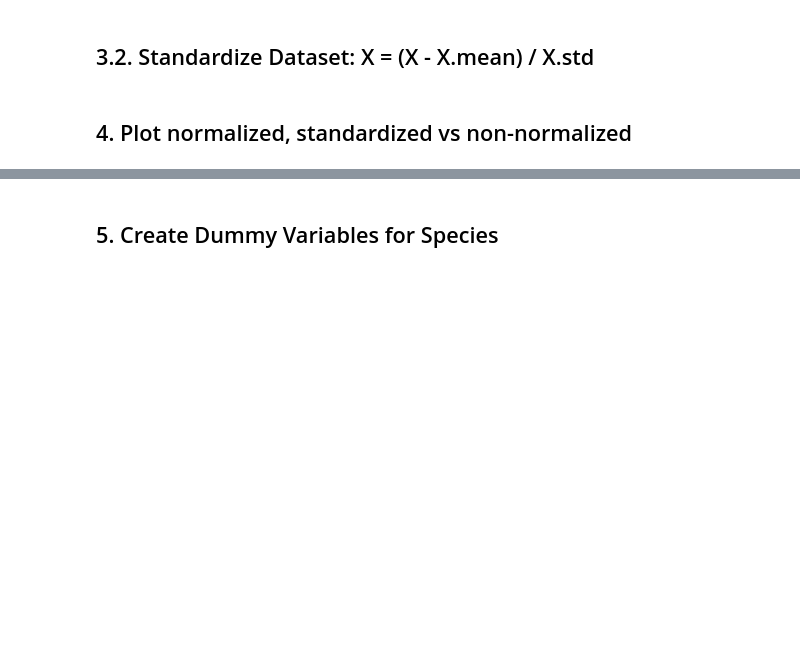
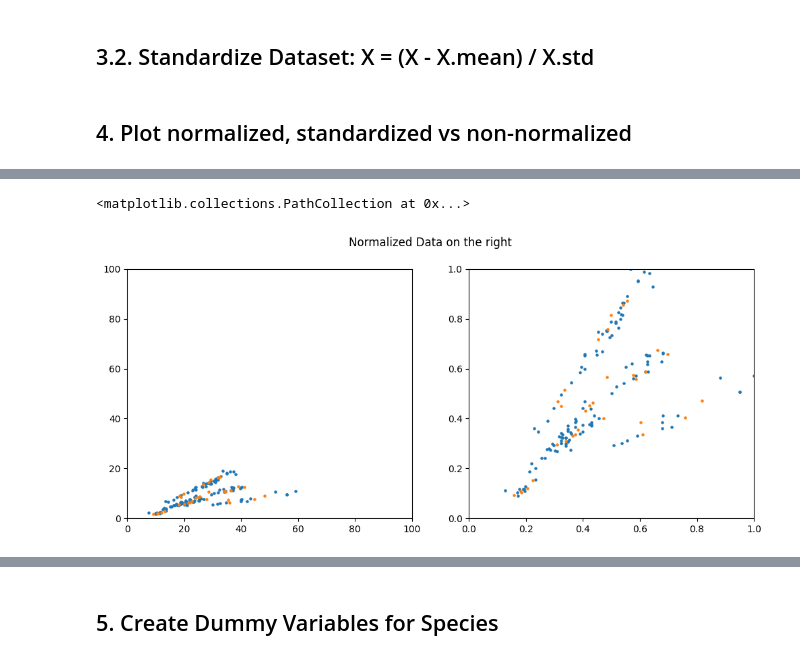
Before and after one commit to czwiessler/deeplearningvm, a Jupyter notebook: Tutorien Lösungen/Tut1/tutorial_01.ipynb, the cells around one changed output, grey strips where cells are left out. Saved outputs shown, nothing was run; the diff lists cells and outputs as text; code cells hidden in the pictures; blank space fills up the shorter version.

```diff
--- a/Tutorien Lösungen/Tut1/tutorial_01.ipynb
+++ b/Tutorien Lösungen/Tut1/tutorial_01.ipynb
@@ -176,6 +188,6 @@ tensor([[1, 4],
 ## 1. Load fish.csv and convert it to a tensor but ignore first column (Species). Split column "Width" as target variable and all other as input variables
 # %%
 import pandas as pd
-fish_data = ...
+fish_data = pd.read_csv('fish.csv')
 fish_data
 # %% [output]
@@ -183,5 +207,7 @@ Ellipsis
 # %%
-X = fish_data[...].to_numpy() # Input variables (Numpy)
-y = ... # Target Variable (Numpy)
+X = fish_data[["Length1", "Length2", "Length3", "Height"]].to_numpy() # Input variables (Numpy)
+print(X.shape)
+y = fish_data["Width"].to_numpy() # Target Variable (Numpy)
+print(y.shape)
 X,y = torch.tensor(X), torch.tensor(y)
 # %% [output]
@@ -196,2 +218,8 @@ y_train, y_test = ...
+# %%
+from sklearn.model_selection import train_test_split
+generator = torch.Generator().manual_seed(42)
+idx = torch.randperm(X.shape[0], generator=generator)
+X_train, X_test = X[idx[:127],:], X[idx[127:],:]
+y_train, y_test = train_test_split(y, test_size= 127, random_state=42)
 # %% [markdown]
 ## 3.1. Normalize Dataset: X = (X - X.min) / (X.max - X.min)
@@ -207,2 +226,12 @@ X_train_n, X_test_n = ...
+# %%
+# Lambda Function
+normalize = lambda z, z_min, z_max: (z / z_min) / (z_max / z_min + 1e-7)
+#print(X_train.min(0, keepdim=True)[0])
+# Normalize X
+x_min, x_max = X_train.min(0, keepdim=True)[0], X_train.max(0, keepdim=True)[0]
+X_train_n, X_test_n = normalize(X_train, x_min, x_max), normalize(X_test, x_min, x_max)
+# Normalize y
+y_min, y_max = y_train.min(0,keepdim=True)[0], y_train.max(0,keepdim=True)[0]
+y_train_n, y_test_n = normalize(y_train, y_min, y_max), normalize(y_test, y_min, y_max)
 # %% [markdown]
 ## 3.2. Standardize Dataset: X = (X - X.mean) / X.std
@@ -220,18 +272,22 @@ X_train_s, X_test_s = ...
 # %%
 from matplotlib import pyplot as plt
 # Create Subplot with two Figures
 fig, (ax1, ax2) = plt.subplots(1, 2)
 fig.set_figwidth(12)
 fig.suptitle('Normalized Data on the right')
 
 # Plot original data
 ax1.set_ylim(0,100), ax1.set_xlim(0,100) # Set axis to be in range (0,100)
-ax1.scatter(..., s=5) # Plot train data in blue
-ax1.scatter(..., s=5) # Plot test data in orange
+ax1.scatter(X_train[:,0], X_train[:,3], s=5) # Plot train data in blue
+ax1.scatter(X_test[:,0], X_test[:,3], s=5) # Plot test data in orange
 
 # Plot normalized data
 ax2.set_ylim(0,1), ax2.set_xlim(0,1) # Set axis to be in range (0, 1)
-...
+ax2.scatter(X_train_n[:,0], X_train_n[:,3], s=5) # Plot train data in blue
+ax2.scatter(X_test_n[:,0], X_test_n[:,3], s=5) # Plot test data in orange
+# %% [output]
+<matplotlib.collections.PathCollection at 0x...>
+[figure, added]
 # %%
 # Create Subplot with two Figures
 fig, (ax1, ax2) = plt.subplots(1, 2)
```
Also changed, not shown: parts of 16 cells of this notebook, 13 other files.
